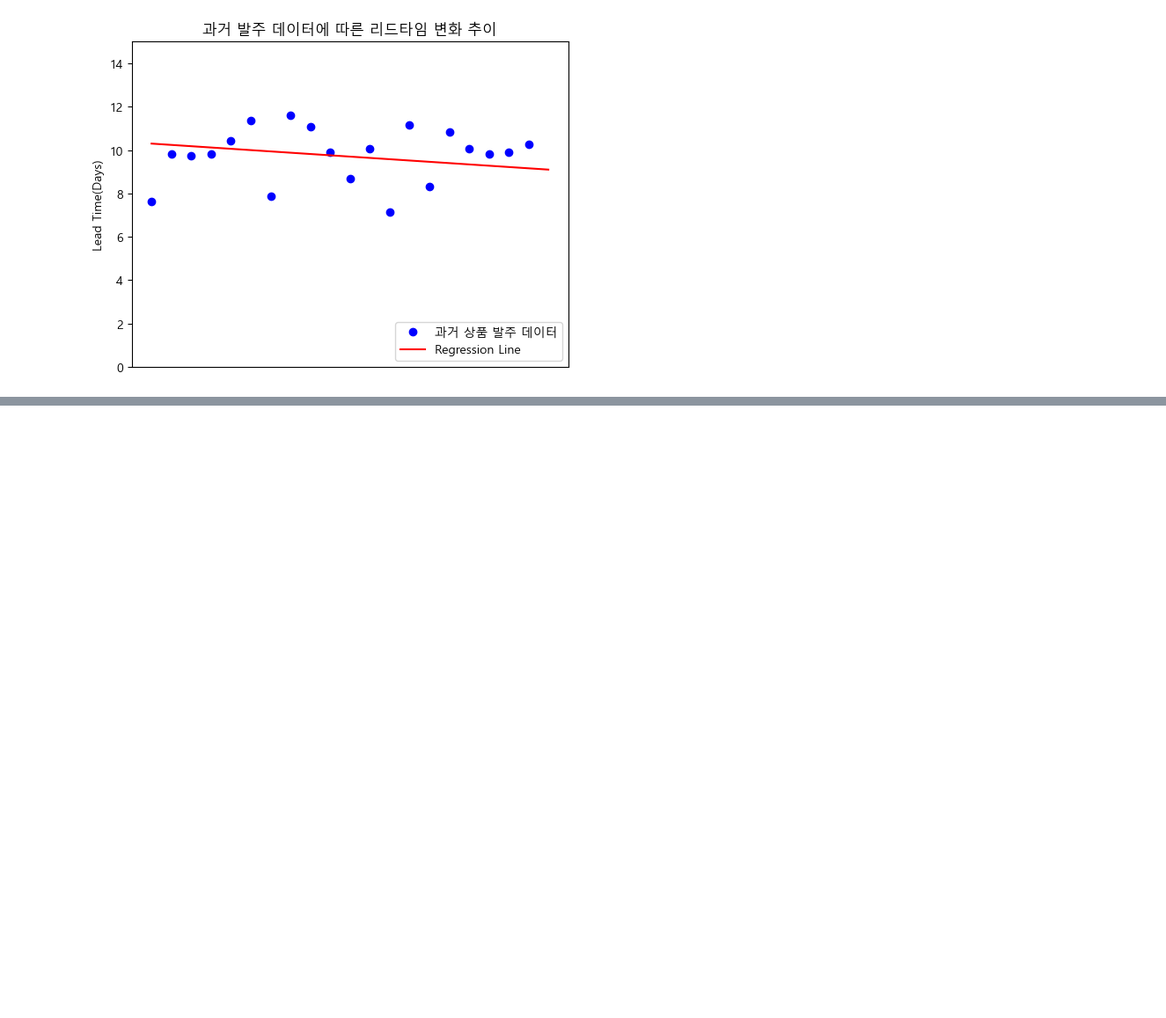
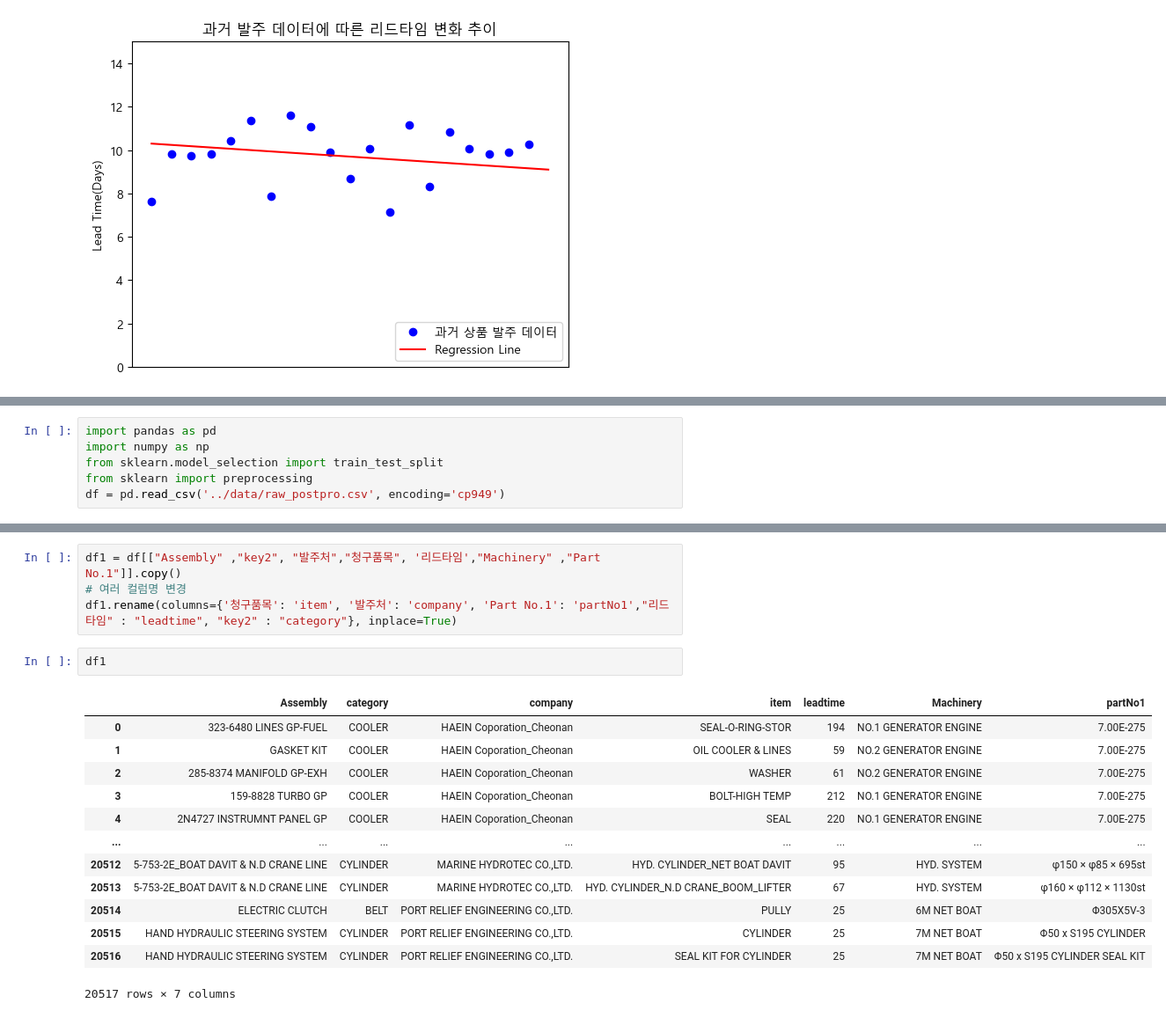
Before and after one commit to hwk44/ShipSupplies, a Jupyter notebook: DA/notebooks/example.ipynb, the cells around one changed output, grey strips where cells are left out. Shown: that part at 88% size. Cells and saved outputs as stored; diff of their text form; blank space fills up the shorter version.

```diff
--- a/DA/notebooks/example.ipynb
+++ b/DA/notebooks/example.ipynb
@@ -23,0 +52,6 @@ plt.show()
+# %%
+import pandas as pd
+import numpy as np
+from sklearn.model_selection import train_test_split
+from sklearn import preprocessing
+df = pd.read_csv('../data/raw_postpro.csv', encoding='cp949')
@@ -23,0 +74,20 @@ plt.show()
+# %%
+df1 = df[["Assembly" ,"key2", "발주처","청구품목", '리드타임',"Machinery" ,"Part No.1"]].copy()
+# 여러 컬럼명 변경
+df1.rename(columns={'청구품목': 'item', '발주처': 'company', 'Part No.1': 'partNo1',"리드타임" : "leadtime", "key2" : "category"}, inplace=True)
+# %%
+df1
+# %% [output]
+|  | Assembly | category | company | item | leadtime | Machinery | partNo1 |
+| 0 | 323-6480 LINES GP-FUEL | COOLER | HAEIN Coporation_Cheonan | SEAL-O-RING-STOR | 194 | NO.1 GENERATOR ENGINE | 7.00E-275 |
+| 1 | GASKET KIT | COOLER | HAEIN Coporation_Cheonan | OIL COOLER & LINES | 59 | NO.2 GENERATOR ENGINE | 7.00E-275 |
+| 2 | 285-8374 MANIFOLD GP-EXH | COOLER | HAEIN Coporation_Cheonan | WASHER | 61 | NO.2 GENERATOR ENGINE | 7.00E-275 |
+| 3 | 159-8828 TURBO GP | COOLER | HAEIN Coporation_Cheonan | BOLT-HIGH TEMP | 212 | NO.1 GENERATOR ENGINE | 7.00E-275 |
+| 4 | 2N4727 INSTRUMNT PANEL GP | COOLER | HAEIN Coporation_Cheonan | SEAL | 220 | NO.1 GENERATOR ENGINE | 7.00E-275 |
+| ... | ... | ... | ... | ... | ... | ... | ... |
+| 20512 | 5-753-2E_BOAT DAVIT & N.D CRANE LINE | CYLINDER | MARINE HYDROTEC CO.,LTD. | HYD. CYLINDER_NET BOAT DAVIT | 95 | HYD. SYSTEM | φ150 × φ85 × 695st |
+| 20513 | 5-753-2E_BOAT DAVIT & N.D CRANE LINE | CYLINDER | MARINE HYDROTEC CO.,LTD. | HYD. CYLINDER_N.D CRANE_BOOM_LIFTER | 67 | HYD. SYSTEM | φ160 × φ112 × 1130st |
+| 20514 | ELECTRIC CLUTCH | BELT | PORT RELIEF ENGINEERING CO.,LTD. | PULLY | 25 | 6M NET BOAT | Φ305X5V-3 |
+| 20515 | HAND HYDRAULIC STEERING SYSTEM | CYLINDER | PORT RELIEF ENGINEERING CO.,LTD. | CYLINDER | 25 | 7M NET BOAT | Φ50 x S195 CYLINDER |
+| 20516 | HAND HYDRAULIC STEERING SYSTEM | CYLINDER | PORT RELIEF ENGINEERING CO.,LTD. | SEAL KIT FOR CYLINDER | 25 | 7M NET BOAT | Φ50 x S195 CYLINDER SEAL KIT |
+20517 rows × 7 columns
```
Also changed, not shown: parts of 5 cells of this notebook, 3 other files.
